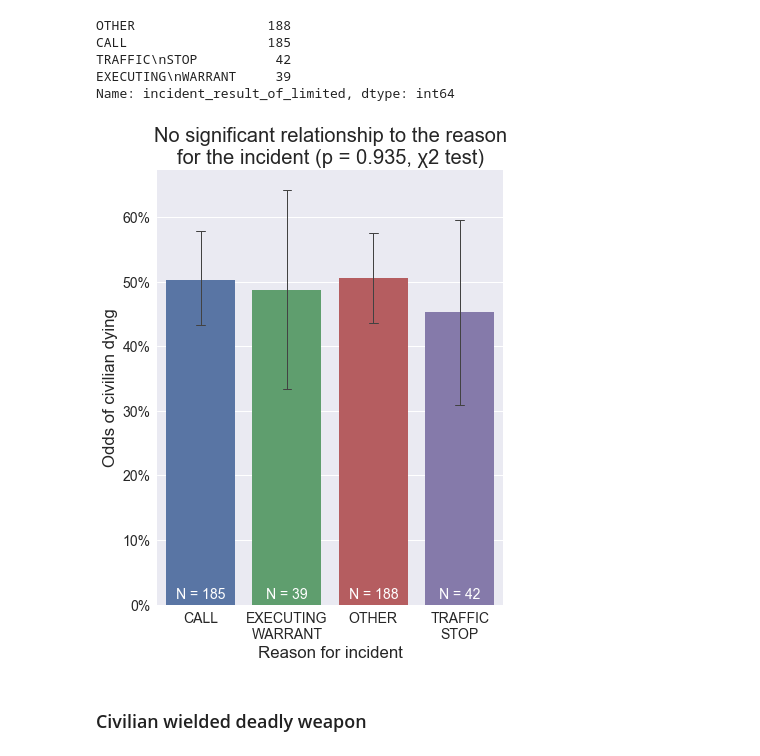
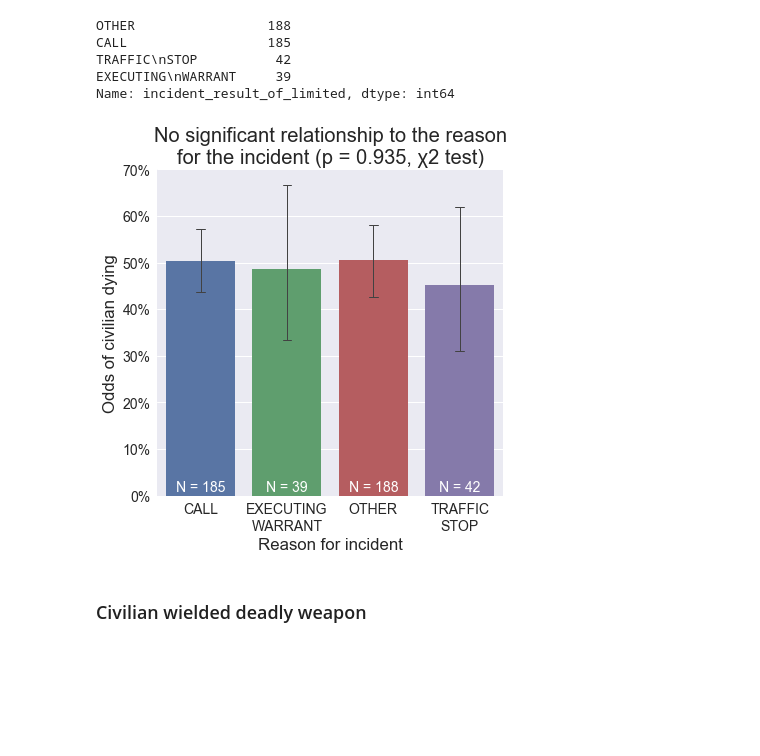
Before and after one commit to texas-justice-initiative/analysis, a Jupyter notebook: Who survives shootings?.ipynb, the cells around one changed output. Cells and saved outputs as stored; diff of their text form; code cells hidden in the pictures; blank space fills up the shorter version.

```diff
--- a/Who survives shootings?.ipynb
+++ b/Who survives shootings?.ipynb
@@ -446,17 +446,17 @@ Name: incident_result_of_limited, dtype: int64
 # %%
 table = pd.crosstab(shootings['incident_result_of_limited'], shootings['civilian_died'])
 p = stats.chi2_contingency(table)[1]
 
 fig, ax = barplot_with_counts(shootings, 'incident_result_of_limited')
 
 ax.set_title("No significant relationship to the reason\nfor the incident " + format_p(p, chi=True))
 ax.set_xlabel('Reason for incident')
-fig.set_size_inches(8, 8)
+fig.set_size_inches(8, 6)
 plt.subplots_adjust(left=0.2, right=0.8)
 saveplot(fig, 'incident_reason')
 pass
 # %% [output]
-[figure, old version]
+[figure, new version]
 # %% [markdown]
 ### Civilian wielded deadly weapon
 # %%
```
Also changed, not shown: parts of 12 cells of this notebook, 25 other files.
